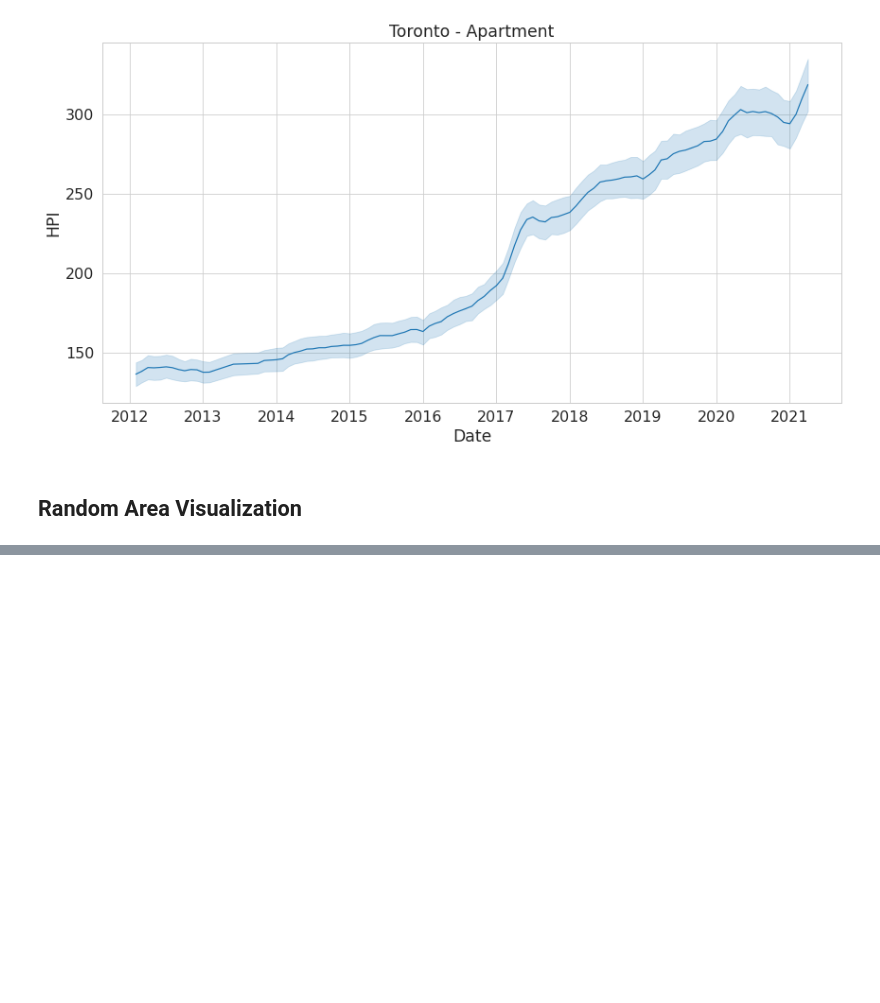
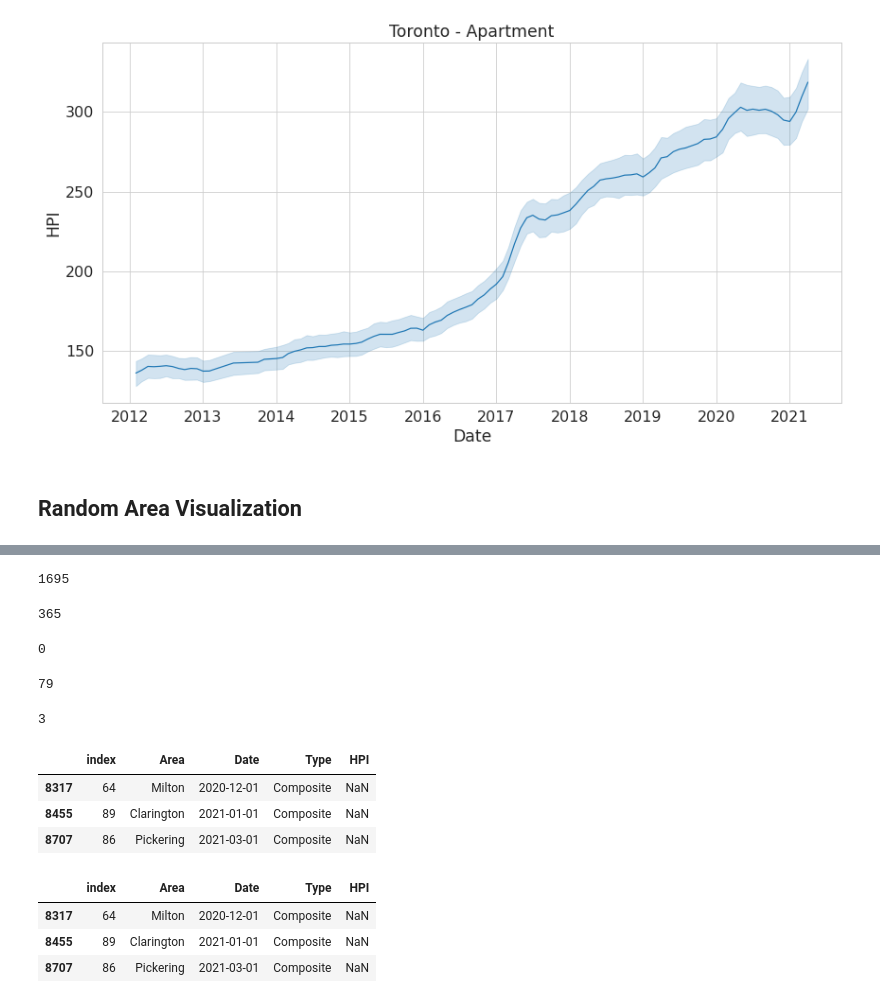
Before and after one commit to sinan-ozel/toronto-hpi, a Jupyter notebook: notebook/03.ExploratoryDataAnalysis.ipynb, the cells around one changed output, grey strips where cells are left out. Cells and saved outputs as stored; diff of their text form; code cells hidden in the pictures; blank space fills up the shorter version.

```diff
--- a/notebook/03.ExploratoryDataAnalysis.ipynb
+++ b/notebook/03.ExploratoryDataAnalysis.ipynb
@@ -90,0 +93,40 @@ with sns.plotting_context("paper", font_scale=1.8):
+# %%
+hpi['HPI'].isnull().sum()
+# %% [output]
+1695
+# %%
+hpi[hpi['Area'].str.startswith('Toronto')]['HPI'].isnull().sum()
+# %% [output]
+365
+# %%
+# Toronto areas have full data for Single-Family houses & Apartment units.
+(hpi
+     [hpi['Area'].str.startswith('Toronto') & (hpi['Type'].isin(['Composite', 'Single-Family Attached', 'Single-Family Detached', 'Apartment']))]
+     ['HPI']
+     .isnull()
+     .sum()
+)
+# %% [output]
+0
+# %%
+hpi[hpi['Type'].str.startswith('Single-Family')]['HPI'].isnull().sum()
+# %% [output]
+79
+# %%
+hpi[hpi['Type'] == 'Composite']['HPI'].isnull().sum()
+# %% [output]
+3
+# %%
+hpi[hpi['HPI'].isnull() & (hpi['Type'] == 'Composite')]
+# %% [output]
+|  | index | Area | Date | Type | HPI |
+| 8317 | 64 | Milton | 2020-12-01 | Composite | NaN |
+| 8455 | 89 | Clarington | 2021-01-01 | Composite | NaN |
+| 8707 | 86 | Pickering | 2021-03-01 | Composite | NaN |
+# %%
+hpi[hpi['HPI'].isnull() & (hpi['Type'] == 'Composite') & (~hpi['Area'].isin(['Caledon', 'King']))]
+# %% [output]
+|  | index | Area | Date | Type | HPI |
+| 8317 | 64 | Milton | 2020-12-01 | Composite | NaN |
+| 8455 | 89 | Clarington | 2021-01-01 | Composite | NaN |
+| 8707 | 86 | Pickering | 2021-03-01 | Composite | NaN |
```
Also changed, not shown: parts of 5 cells of this notebook, 1 other file.
